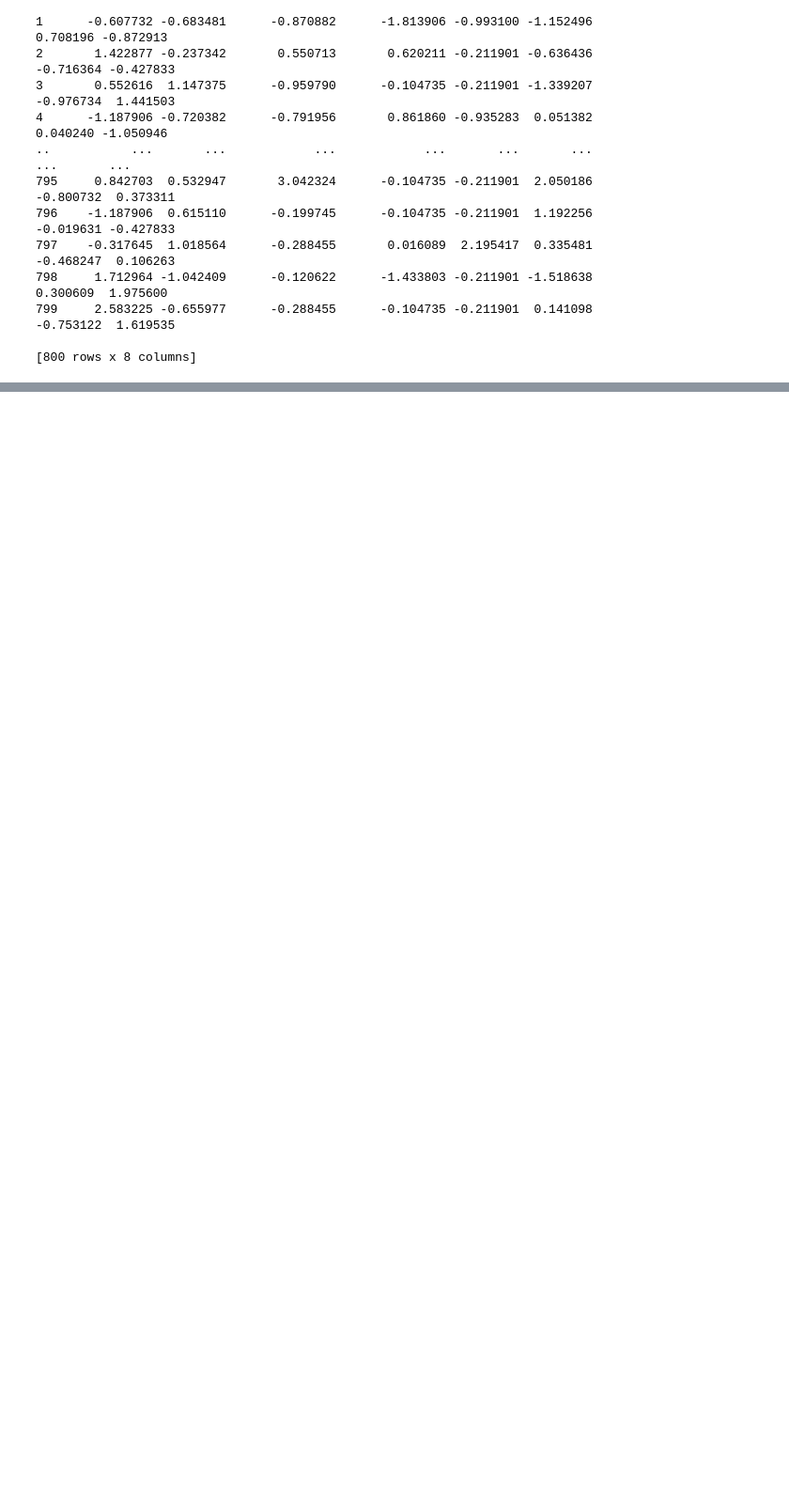
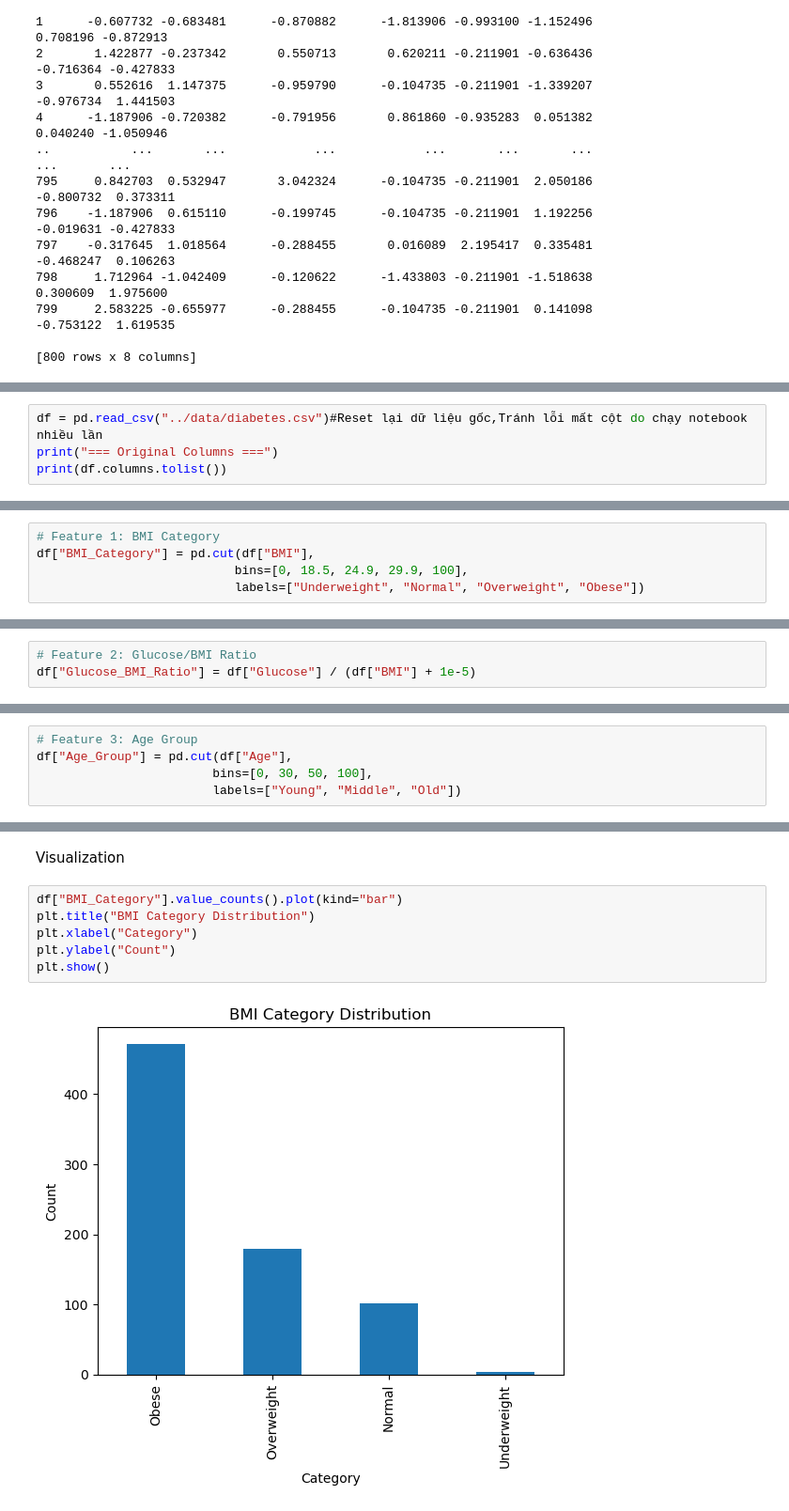
Before and after one commit to hongyen-oss/Diabetes-Prediction, a Jupyter notebook: Notebooks/Data_Preprocessing .ipynb, the cells around one changed output, grey strips where cells are left out. Shown at 94% size. Drawn from its saved outputs; the diff is of its cells as text; blank space fills up the shorter version.

```diff
--- a/Notebooks/Data_Preprocessing .ipynb
+++ b/Notebooks/Data_Preprocessing .ipynb
@@ -229,0 +232,4 @@ print(X_train_df)
+# %%
+df = pd.read_csv("../data/diabetes.csv")#Reset lại dữ liệu gốc,Tránh lỗi mất cột do chạy notebook nhiều lần
+print("=== Original Columns ===")
+print(df.columns.tolist())
@@ -229,0 +239,5 @@ print(X_train_df)
+# %%
+# Feature 1: BMI Category
+df["BMI_Category"] = pd.cut(df["BMI"],
+                           bins=[0, 18.5, 24.9, 29.9, 100],
+                           labels=["Underweight", "Normal", "Overweight", "Obese"])
@@ -229,0 +256,3 @@ print(X_train_df)
+# %%
+# Feature 2: Glucose/BMI Ratio
+df["Glucose_BMI_Ratio"] = df["Glucose"] / (df["BMI"] + 1e-5)
@@ -229,0 +267,5 @@ print(X_train_df)
+# %%
+# Feature 3: Age Group
+df["Age_Group"] = pd.cut(df["Age"],
+                        bins=[0, 30, 50, 100],
+                        labels=["Young", "Middle", "Old"])
@@ -229,0 +312,10 @@ print(X_train_df)
+# %% [markdown]
+Visualization
+# %%
+df["BMI_Category"].value_counts().plot(kind="bar")
+plt.title("BMI Category Distribution")
+plt.xlabel("Category")
+plt.ylabel("Count")
+plt.show()
+# %% [output]
+[figure, added]
```
Also changed, not shown: parts of 16 cells of this notebook.
